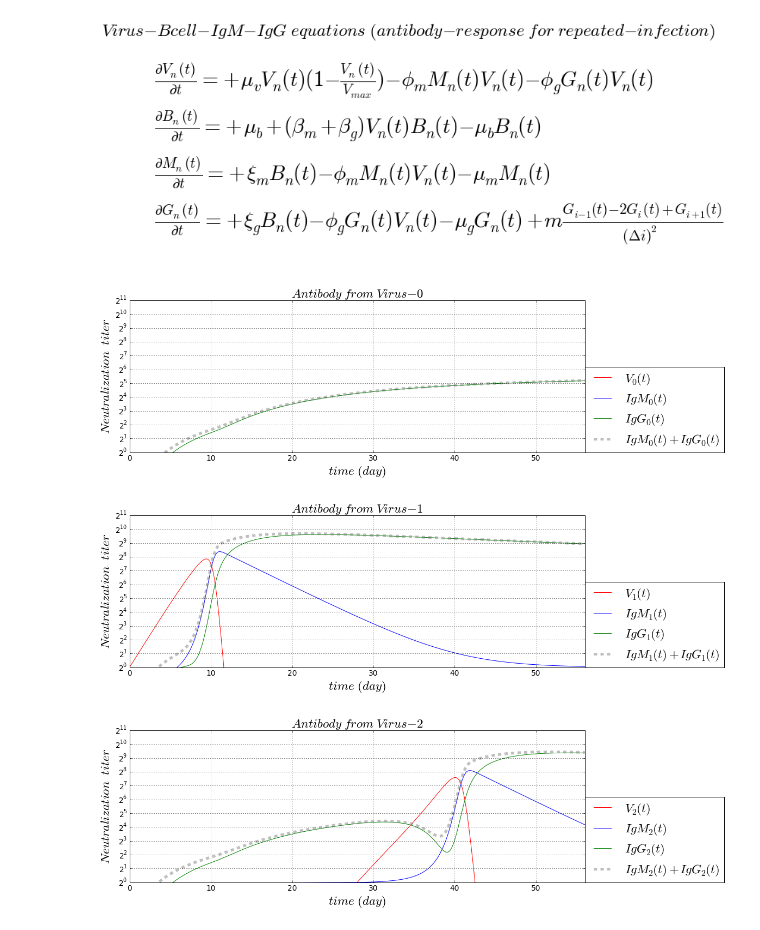
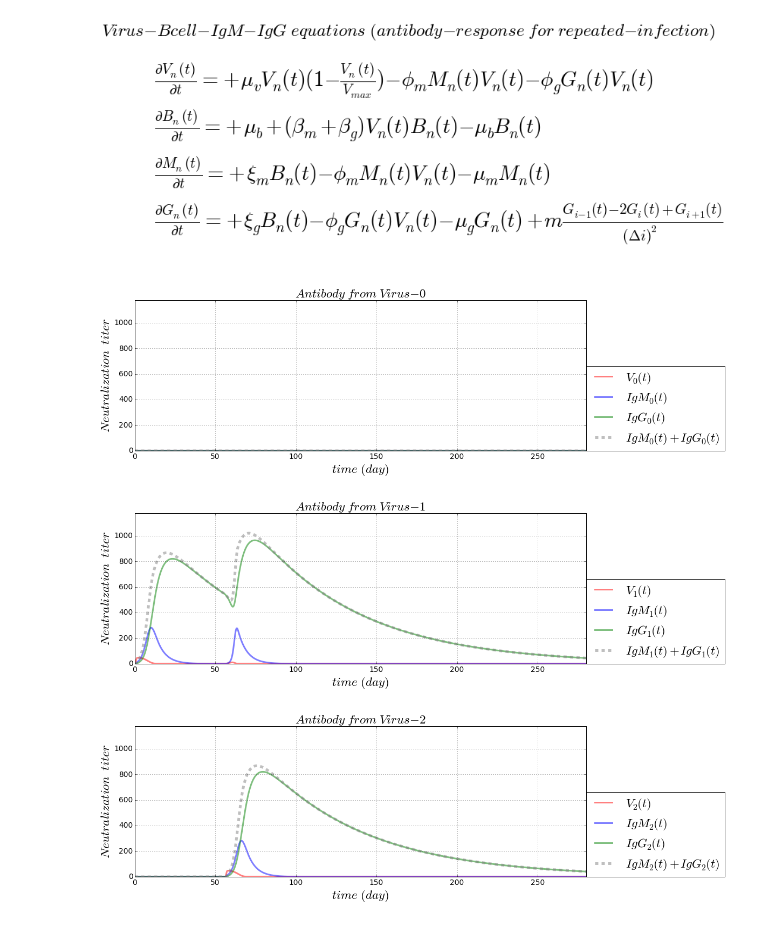
Before and after one commit to blab/antibody-response-pulse, a Jupyter notebook: bcell-array/code/Virus_Bcell_IgM_IgG_Infection_OAS.ipynb, the cells around one changed output. Cells and saved outputs as stored; diff of their text form; code cells hidden in the pictures.

Commit message:
new approach for 1st 2nd infection

```diff
--- a/bcell-array/code/Virus_Bcell_IgM_IgG_Infection_OAS.ipynb
+++ b/bcell-array/code/Virus_Bcell_IgM_IgG_Infection_OAS.ipynb
@@ -66,11 +66,6 @@ def dVdt_array(VBMGxt = [], *args):
     return(dV_dt_array)
 
 def dBdt_array(VBMGxt = [], *args):
-    eName = np.zeros([totalPoint_X])
-    eName[0] = 1.0/100
-    eName[1] = alva.eventName
-#    eName[2] = 1.0/100
-#    eName[3] = 1.0/100
     # naming
     V = VBMGxt[0]
     B = VBMGxt[1]
@@ -80,15 +75,10 @@ def dBdt_array(VBMGxt = [], *args):
     # there are n dSdt
     dB_dt_array = np.zeros(x_totalPoint)
     # each dSdt with the same equation form
-    dB_dt_array[:] = +inRateB + (actRateBm + eName[:])*V[:]*B[:] - outRateB*B[:]
+    dB_dt_array[:] = +inRateB*V[:]*(1 - V[:]/maxV) + (actRateBm + alva.eventName)*V[:]*B[:] - outRateB*B[:]
     return(dB_dt_array)
 
 def dMdt_array(VBMGxt = [], *args):
-    eName = np.zeros([totalPoint_X])
-    eName[0] = 1.0/100
-    eName[1] = alva.eventName
-#    eName[2] = 1.0/100
-#    eName[3] = 1.0/100
     # naming
     V = VBMGxt[0]
     B = VBMGxt[1]
@@ -98,7 +88,7 @@ def dMdt_array(VBMGxt = [], *args):
     # there are n dSdt
     dM_dt_array = np.zeros(x_totalPoint)
     # each dSdt with the same equation form
-    dM_dt_array[:] = +inRateM*B[:]*actRateBm/(actRateBm + eName[:]) - consumeRateM*M[:]*V[:] - outRateM*M[:]
+    dM_dt_array[:] = +inRateM*B[:] - consumeRateM*M[:]*V[:] - outRateM*M[:]
     return(dM_dt_array)
 
 def dGdt_array(VBMGxt = [], *args):
@@ -136,27 +126,29 @@ elif timeUnit == 'year':
     day = float(1)/365
     hour = float(1)/24/365
 
-maxV = float(1000) # max virus/milli-liter
-inRateV = 6.5*maxV/10**4/day # in-rate of virus
-killRateVm = 1*maxV/10**5/day # kill-rate of virus by antibody-IgM
+maxV = float(50) # max virus/micro-liter
+inRateV = 0.2/hour # in-rate of virus
+killRateVm = 0.0003/hour # kill-rate of virus by antibody-IgM
 killRateVg = killRateVm # kill-rate of virus by antibody-IgG
 
-inRateB = 2*maxV/10**4/day # in-rate of B-cell
-outRateB = inRateB # out-rate of B-cell
+inRateB = 0.06/hour # in-rate of B-cell
+outRateB = inRateB/8 # out-rate of B-cell
 actRateBm = killRateVm # activation rate of naive B-cell
-#actRateBg = float(1)/10**2 # activation rate of memory B-cell
+actRateBg = killRateVg # activation rate of memory B-cell
 
-inRateM = maxV/10**2/day  # in-rate of antibody-IgM from naive B-cell
-outRateM = inRateM  # out-rate of antibody-IgM from naive B-cell
+inRateM = 0.16/hour # in-rate of antibody-IgM from naive B-cell
+outRateM = inRateM/1  # out-rate of antibody-IgM from naive B-cell
 consumeRateM = killRateVm # consume-rate of antibody-IgM by cleaning virus
 
-inRateG = inRateM/20 # in-rate of antibody-IgG from memory B-cell
-outRateG = outRateM/600 # out-rate of antibody-IgG from memory B-cell
-consumeRateG = consumeRateM  # consume-rate of antibody-IgG by cleaning virus
-mutatRate = float(1)/1000/day # mutation rate
+inRateG = inRateM/10 # in-rate of antibody-IgG from memory B-cell
+outRateG = outRateM/250 # out-rate of antibody-IgG from memory B-cell
+consumeRateG = killRateVg  # consume-rate of antibody-IgG by cleaning virus
+
+mutatRate = 0.0/hour # mutation rate
+
 # time boundary and griding condition
 minT = float(0)
-maxT = float(2*28*day)
+maxT = float(10*28*day)
 totalPoint_T = int(3*10**3 + 1)
 gT = np.linspace(minT, maxT, totalPoint_T)
 spacingT = np.linspace(minT, maxT, num = totalPoint_T, retstep = True)
@@ -176,48 +168,58 @@ gB_array = np.zeros([totalPoint_X, totalPoint_T])
 gM_array = np.zeros([totalPoint_X, totalPoint_T])
 gG_array = np.zeros([totalPoint_X, totalPoint_T])
 # initial output condition
-gV_array[1, 0] = float(1) # set the first infection with one Virus-1
-gB_array[:, 0] = float(0)
-gM_array[0, 0] = float(0)
-gG_array[0, 0] = float(0)
+#gV_array[1, 0] = float(2)
 
-event_tn_In = np.array([[0*day, 1/10**2/day], [14*day, 1/100/day]])
+event_parameter = np.array([0.0002/hour,
+                            0.003/hour,
+                            14*day])
+# viral population, starting time, first
+event_1st = np.array([[0, 0*day],
+                      [3, 0*28*day],
+                      [3, 2*28*day],
+                      [3, 2*28*day]])
+# viral population, starting time, 2nd
+event_2nd = np.array([[0, 0*day],
+                      [3, 2*28*day],
+                      [0, 0*28*day],
+                      [0, 0*28*day]])
+event_table = np.array([event_parameter, event_1st, event_2nd])
 
 # Runge Kutta numerical solution
 pde_array = np.array([dVdt_array, dBdt_array, dMdt_array, dGdt_array])
 initial_Out = np.array([gV_array, gB_array, gM_array, gG_array])
-gOut_array = alva.AlvaRungeKutta4XT(pde_array, initial_Out, minX, maxX, totalPoint_X, minT, maxT, totalPoint_T, event_tn_In)
+gOut_array = alva.AlvaRungeKutta4XT(pde_array, initial_Out, minX, maxX, totalPoint_X, minT, maxT, totalPoint_T, event_table)
 
 # plotting
 gV = gOut_array[0]
 gB = gOut_array[1]
 gM = gOut_array[2]
 gG = gOut_array[3]
 
 numberingFig = numberingFig + 1
 for i in range(totalPoint_X):
     figure_name = '-response-%i'%(i)
     figure_suffix = '.png'
     save_figure = os.path.join(dir_path, file_name + figure_name + file_suffix)
     plt.figure(numberingFig, figsize = AlvaFigSize)
-    plt.plot(gT, gV[i], color = 'red', label = r'$ V_{%i}(t) $'%(i))
-    plt.plot(gT, gM[i], color = 'blue', label = r'$ IgM_{%i}(t) $'%(i))
-    plt.plot(gT, gG[i], color = 'green', label = r'$ IgG_{%i}(t) $'%(i))
+    plt.plot(gT, gV[i], color = 'red', label = r'$ V_{%i}(t) $'%(i), linewidth = 3.0, alpha = 0.5)
+    plt.plot(gT, gM[i], color = 'blue', label = r'$ IgM_{%i}(t) $'%(i), linewidth = 3.0, alpha = 0.5)
+    plt.plot(gT, gG[i], color = 'green', label = r'$ IgG_{%i}(t) $'%(i), linewidth = 3.0, alpha = 0.5)
     plt.plot(gT, gM[i] + gG[i], color = 'gray', linewidth = 5.0, alpha = 0.5, linestyle = 'dashed'
              , label = r'$ IgM_{%i}(t) + IgG_{%i}(t) $'%(i, i))
     plt.grid(True, which = 'both')
     plt.title(r'$ Antibody \ from \ Virus-{%i} $'%(i), fontsize = AlvaFontSize)
     plt.xlabel(r'$time \ (%s)$'%(timeUnit), fontsize = AlvaFontSize)
     plt.ylabel(r'$ Neutralization \ \ titer $', fontsize = AlvaFontSize)
     plt.xlim([minT, maxT])
     plt.xticks(fontsize = AlvaFontSize*0.6)
     plt.yticks(fontsize = AlvaFontSize*0.6)
-    plt.ylim([2**0, 2**11])
-    plt.yscale('log', basey = 2)
+    plt.ylim([2**0, 2**10.2])
+#    plt.yscale('log', basey = 2)
     plt.legend(loc = (1,0), fontsize = AlvaFontSize)
     plt.savefig(save_figure, dpi = 100)
     plt.show()
 # %% [output]
-[figure, old version]
+[figure, new version]
-[figure, old version]
+[figure, new version]
-[figure, old version]
+[figure, new version]
```
Also changed, not shown: parts of 4 cells of this notebook, 13 other files.
